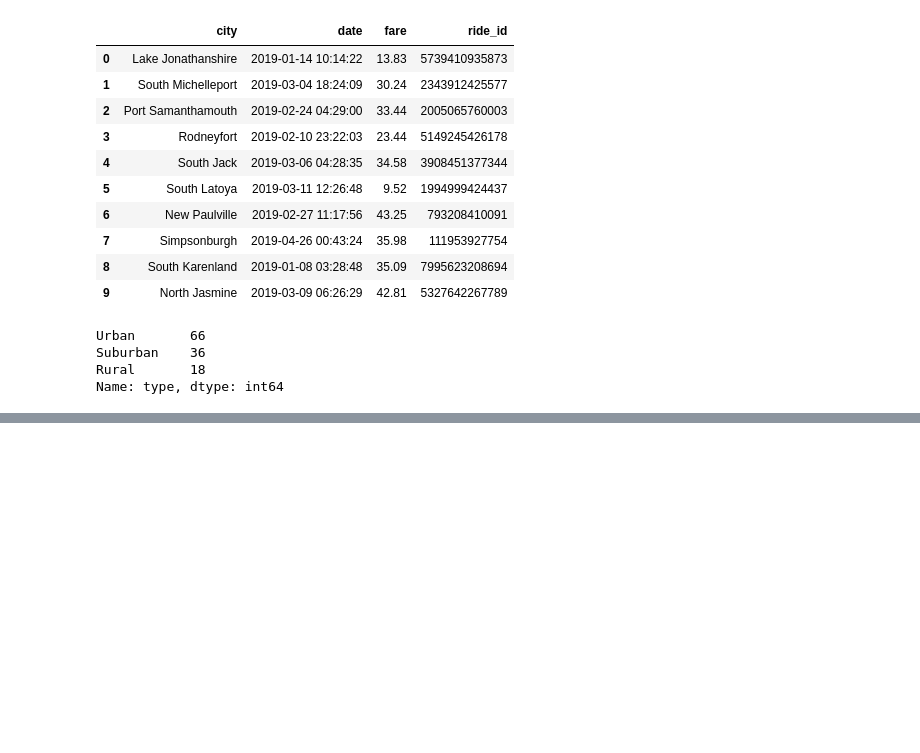
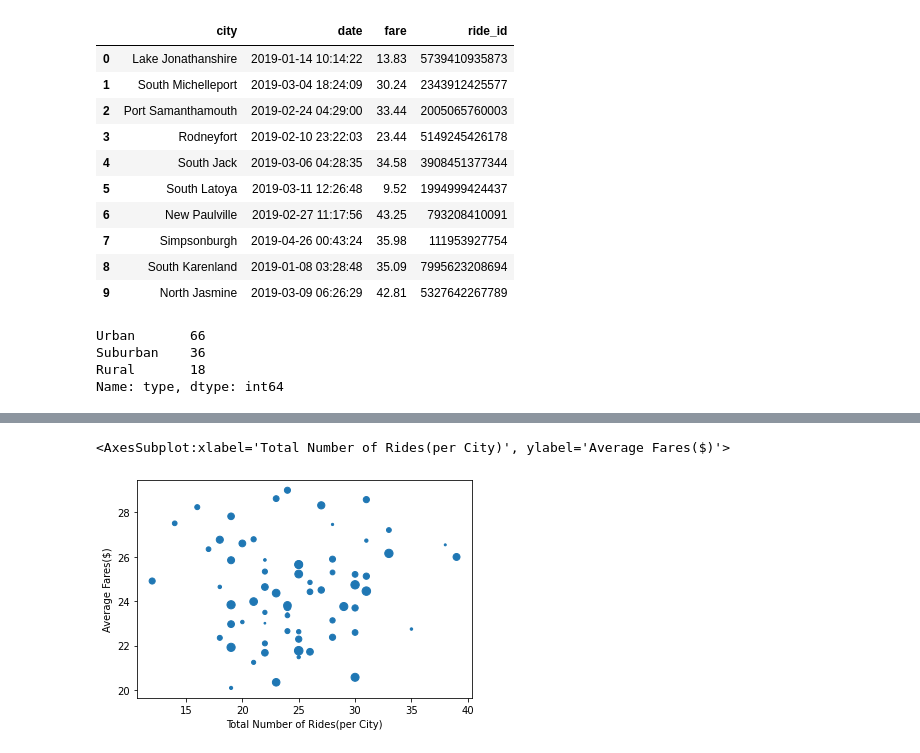
Before and after one commit to hjx2019/PyBer_Analysis, a Jupyter notebook: PyBer.ipynb, the cells around one changed output, grey strips where cells are left out. Drawn from its saved outputs; the diff is of its cells as text; code cells hidden in the pictures; blank space fills up the shorter version.

```diff
--- a/PyBer.ipynb
+++ b/PyBer.ipynb
@@ -56,0 +62,13 @@ SyntaxError: positional argument follows keyword argument (<ipython-input-8-dcfe
+# %%
+# ride_data_df.set_index('city')
+
+ride_fare_sr = ride_data_df.groupby('city')['fare'].mean()
+ride_count_sr = ride_data_df.groupby('city')['ride_id'].count()
+
+city_ride_sharing_df = pd.DataFrame(
+    {'Average Fares($)' : ride_fare_sr,
+    'Total Number of Rides(per City)': ride_count_sr} )
+
+pyber_ride_sharing_df = pd.merge(city_ride_sharing_df, city_data_df[['city','driver_count','type']],how ='left',on =['city','city'])
+
+pyber_ride_sharing_df.head()
@@ -56,0 +82,4 @@ SyntaxError: positional argument follows keyword argument (<ipython-input-8-dcfe
+# %%
+# find a fast way to insert a relative column -Manually
+pyber_ride_sharing_df['color'] = pyber_ride_sharing_df['type'].map({'Urban': 'coral', 'Suburban': 'skyblue','Rural':'gold'})
+pyber_ride_sharing_df.head()
@@ -56,0 +103,10 @@ SyntaxError: positional argument follows keyword argument (<ipython-input-8-dcfe
+# %%
+#for city_type in city_type_df.index:
+temp_df = pyber_ride_sharing_df.loc[pyber_ride_sharing_df['type']=='Urban']
+temp_df.plot(kind = 'scatter',
+             x = "Total Number of Rides(per City)",
+            y = "Average Fares($)",
+            s = temp_df['driver_count'])
+# %% [output]
+<AxesSubplot:xlabel='Total Number of Rides(per City)', ylabel='Average Fares($)'>
+[figure, added]
```
Also changed, not shown: parts of 14 cells of this notebook.
